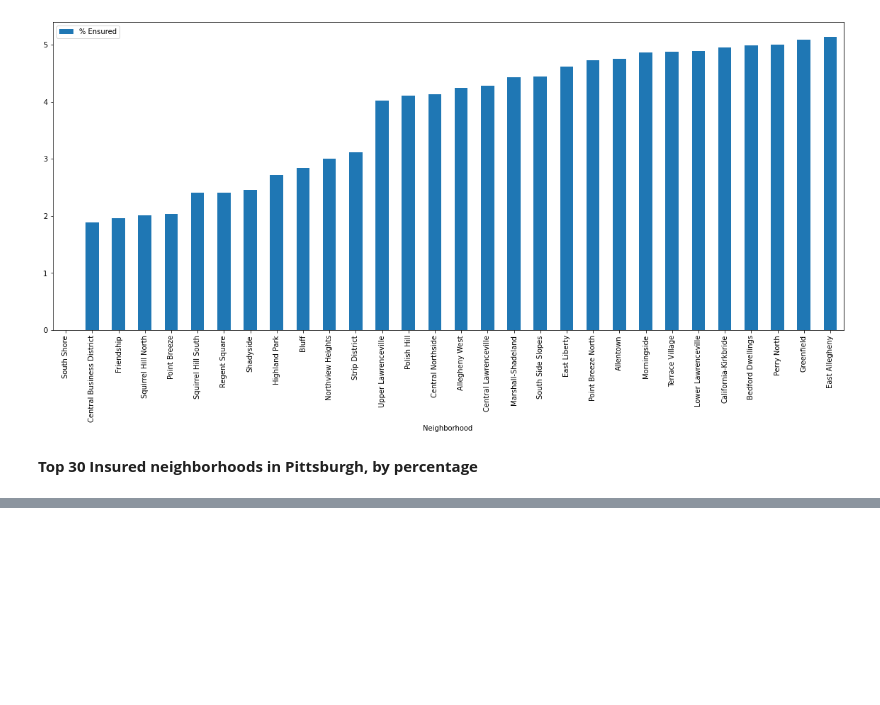
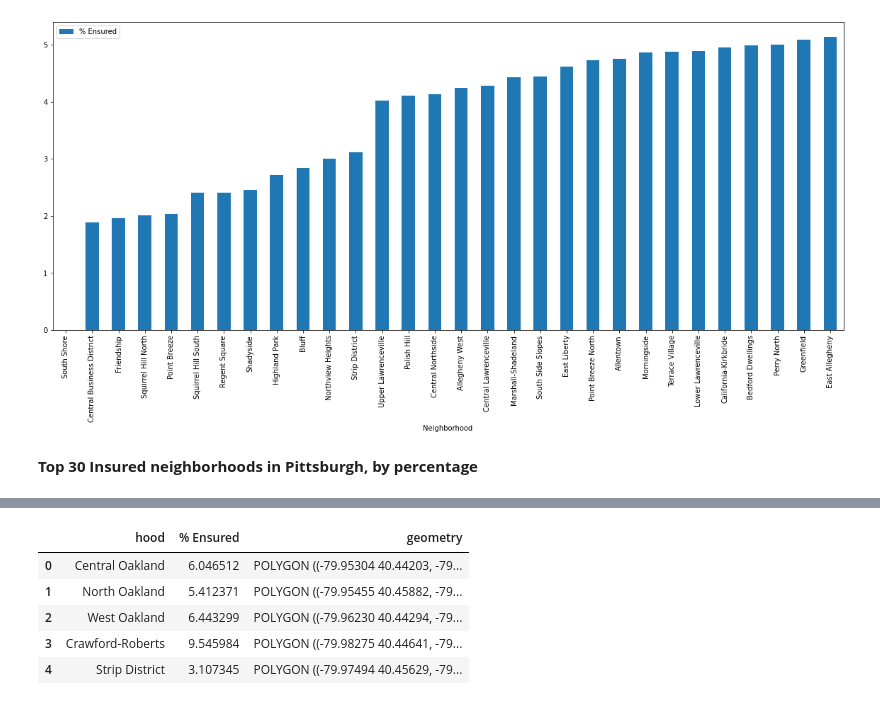
Before and after one commit to mmb181/FinalProject, a Jupyter notebook: Kittrick Data/KittrickMetric.ipynb, the cells around one changed output, grey strips where cells are left out. Saved outputs shown, nothing was run; the diff lists cells and outputs as text; code cells hidden in the pictures; blank space fills up the shorter version.

```diff
--- a/Kittrick Data/KittrickMetric.ipynb
+++ b/Kittrick Data/KittrickMetric.ipynb
@@ -131 +134,15 @@ DriverError: Unable to open Neighborhoods_.shx or Neighborhoods_.SHX. Set SHAPE_
+# %%
+neighborhoods = gpd.read_file("Neighborhoods/Neighborhoods_.shp")
+
+
+datamap = neighborhoods.merge(dataset, how='left', left_on='hood', right_on='Neighborhood')
+
+datamap[['hood','% Ensured','geometry']].head()
+# %% [output]
+|  | hood | % Ensured | geometry |
+| 0 | Central Oakland | 6.046512 | POLYGON ((-79.95304 40.44203, -79... |
+| 1 | North Oakland | 5.412371 | POLYGON ((-79.95455 40.45882, -79... |
+| 2 | West Oakland | 6.443299 | POLYGON ((-79.96230 40.44294, -79... |
+| 3 | Crawford-Roberts | 9.545984 | POLYGON ((-79.98275 40.44641, -79... |
+| 4 | Strip District | 3.107345 | POLYGON ((-79.97494 40.45629, -79... |
 # %%
```
Also changed, not shown: parts of 3 cells of this notebook, 6 other files.
